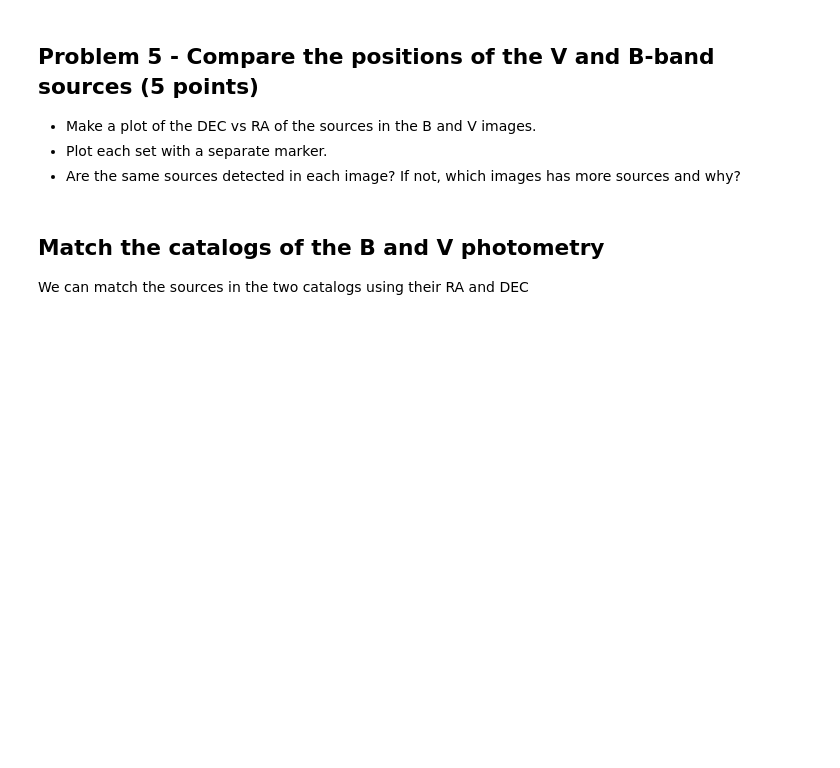
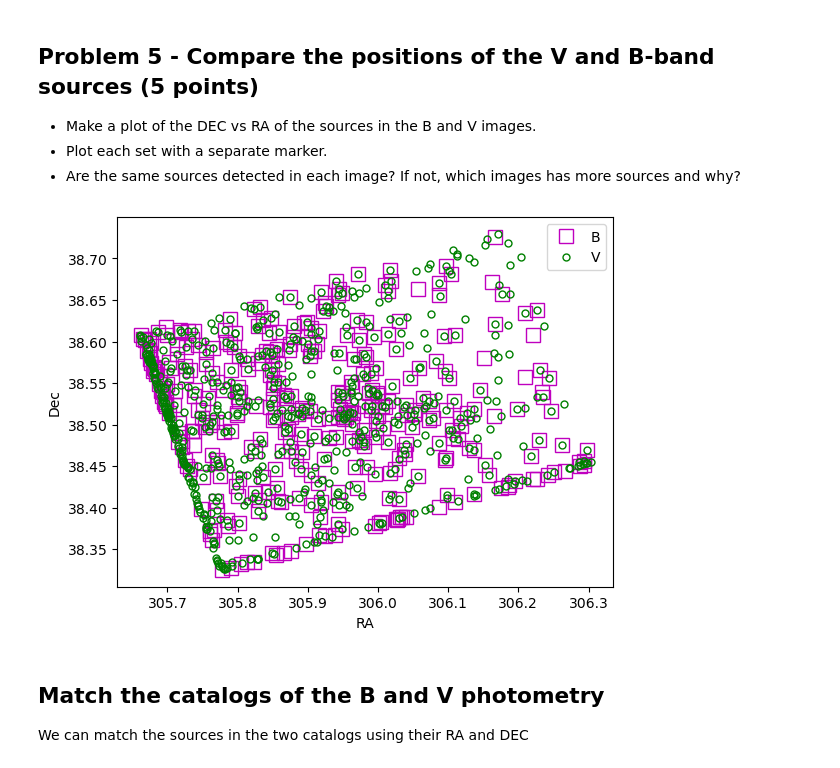
Before and after one commit to aaronreithku/Photometryproject_student, a Jupyter notebook: cluster_photometry_student.ipynb, the cells around one changed output. Drawn from its saved outputs; the diff is of its cells as text; code cells hidden in the pictures; blank space fills up the shorter version.

```diff
--- a/cluster_photometry_student.ipynb
+++ b/cluster_photometry_student.ipynb
@@ -425,23 +425,26 @@ WARNING: FITSFixedWarning: 'datfix' made the change 'Set MJD-OBS to 60240.954961
 # %%
 #*************************
 # make a plot of the RA and DEC of the sources in the B and V images
 
 # open a figure
 plt.figure()
 
 # plot the positions of the B sources
-plt.plot('ms',mfc='None',markersize=10,label='B')
+plt.plot(ra_b, dec_b, 'ms',mfc='None',markersize=10,label='B')
 
 # plot the positions of the V sources
-plt.plot('g.',mfc='None',markersize=10,label='V')
+plt.plot(ra_v, dec_v, 'g.',mfc='None',markersize=10,label='V')
 
 # add a legend
-
+plt.legend()
 # label your x axis
-
+plt.xlabel('RA')
 # label your y axis
-
+plt.ylabel('Dec')
 # save your plot
+plt.savefig('RA_Dec.pdf')
+# %% [output]
+[figure, added]
 # %% [markdown]
 ## Match the catalogs of the B and V photometry
 
```
Also changed, not shown: parts of 7 cells of this notebook.
